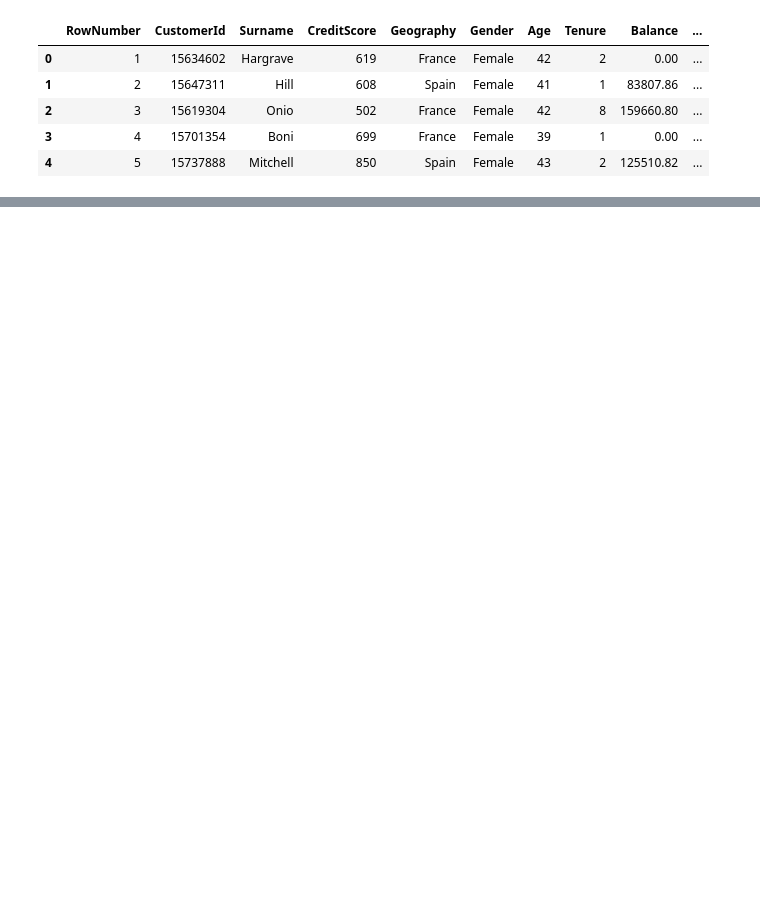
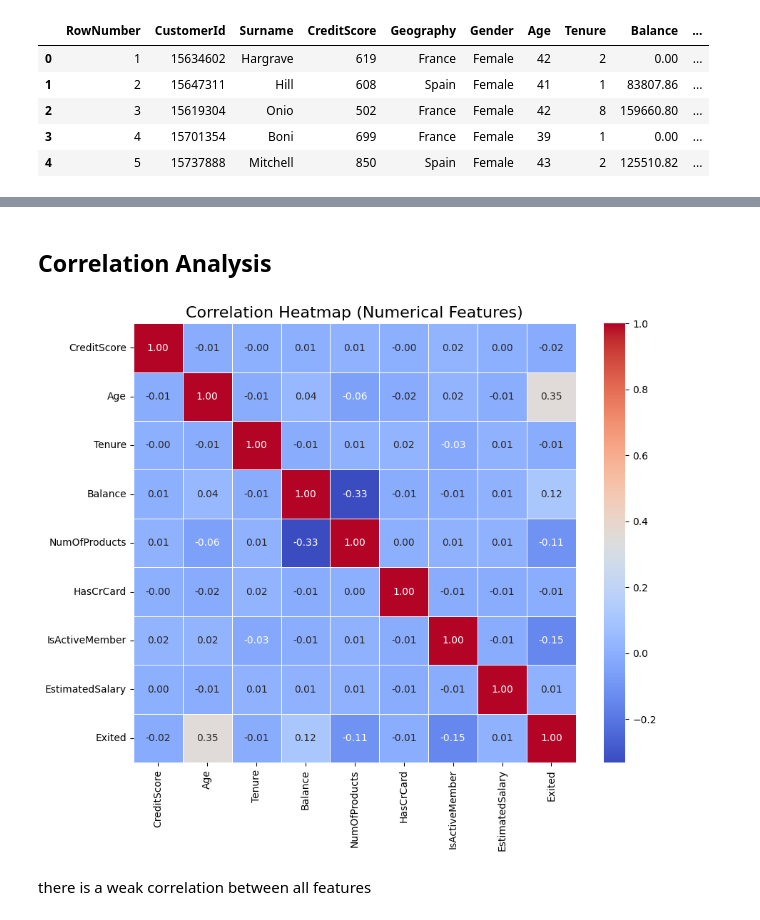
Before and after one commit to zayed95/churn_prediction, a Jupyter notebook: python_code.ipynb, the cells around one changed output, grey strips where cells are left out. Drawn from its saved outputs; the diff is of its cells as text; code cells hidden in the pictures; blank space fills up the shorter version.

```diff
--- a/python_code.ipynb
+++ b/python_code.ipynb
@@ -89,0 +478,18 @@ plt.tight_layout()
+# %% [markdown]
+## Correlation Analysis
+# %%
+# Select numerical columns only
+numerical_features = df.select_dtypes(include=['float64', 'int64'])
+
+# Calculate the correlation matrix for numerical features
+corr_matrix = numerical_features.corr()
+
+# Plot the heatmap using seaborn
+plt.figure(figsize=(10, 8))
+sns.heatmap(corr_matrix, annot=True, cmap='coolwarm', fmt='.2f', linewidths=0.5)
+plt.title("Correlation Heatmap (Numerical Features)", fontsize=16)
+plt.show()
+# %% [output]
+[figure, added]
+# %% [markdown]
+there is a weak correlation between all features
```
Also changed, not shown: parts of 58 cells of this notebook.
